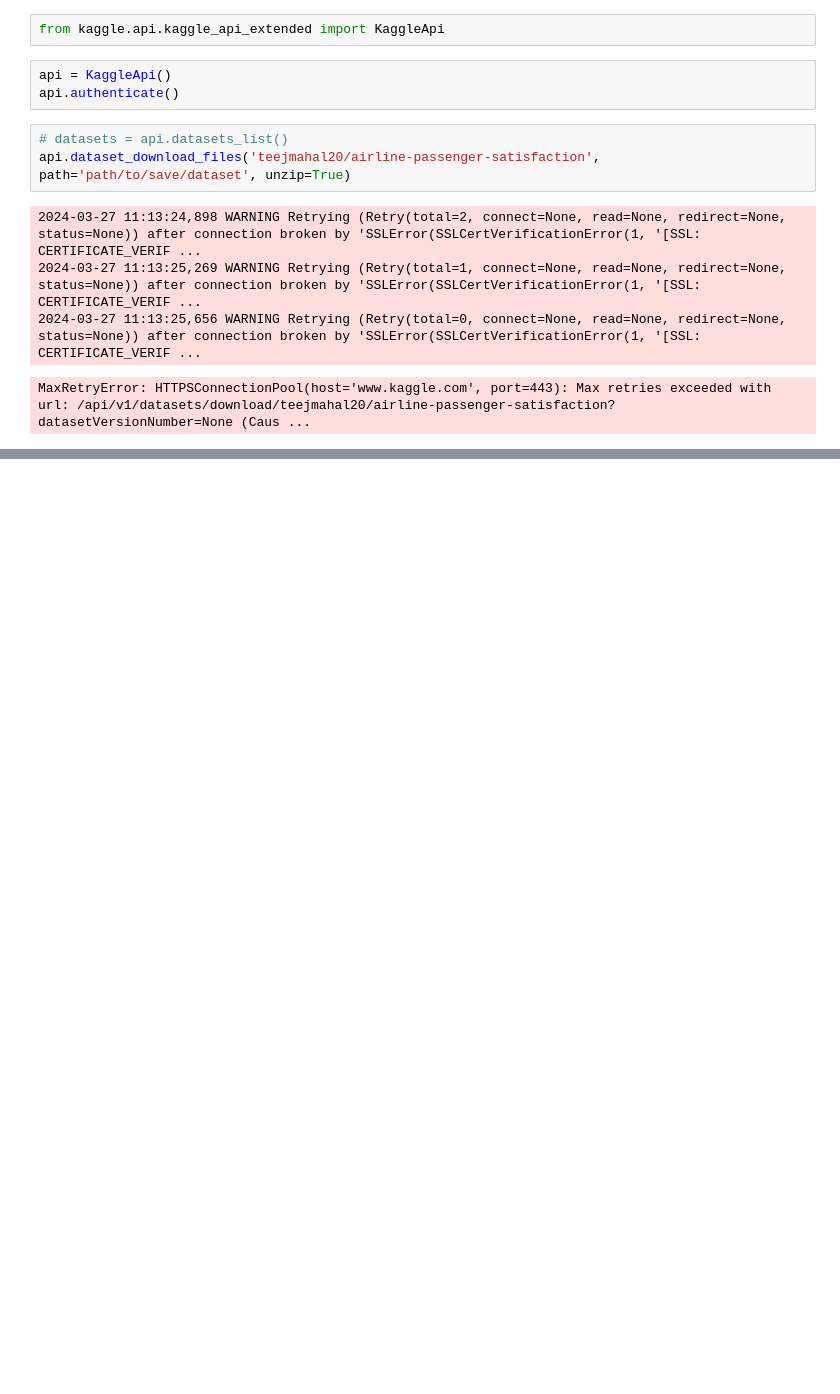
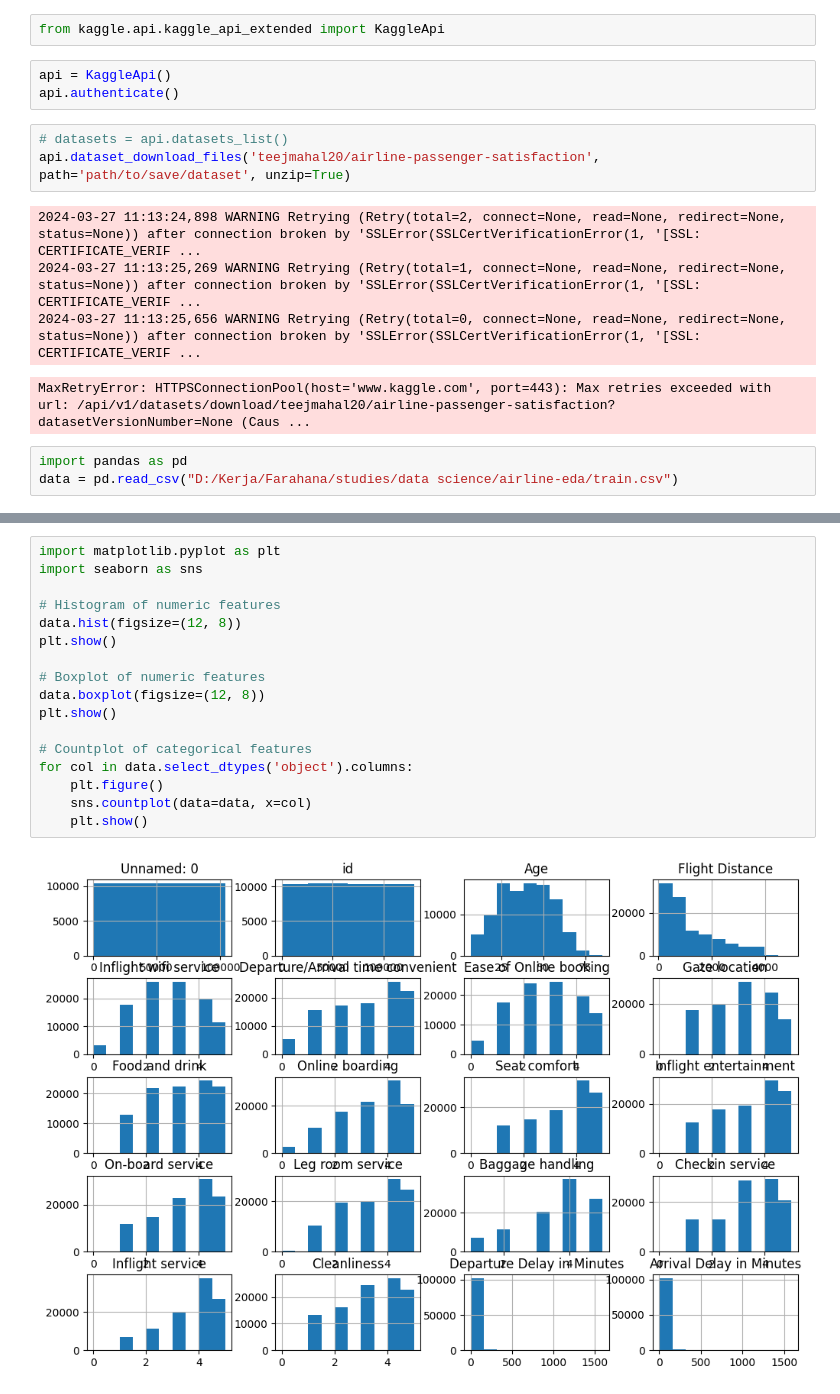
Before and after one commit to farahanasuhaimi/article-writing, a Jupyter notebook: kaggle_api.ipynb, the cells around one changed output, grey strips where cells are left out. Saved outputs shown, nothing was run; the diff lists cells and outputs as text; blank space fills up the shorter version.

Commit message:
add pandas

```diff
--- a/kaggle_api.ipynb
+++ b/kaggle_api.ipynb
@@ -11,3 +11,6 @@ api.dataset_download_files('teejmahal20/airline-passenger-satisfaction', path='p
 2024-03-27 11:13:25,269 WARNING Retrying (Retry(total=1, connect=None, read=None, redirect=None, status=None)) after connection broken by 'SSLError(SSLCertVerificationError(1, '[SSL: CERTIFICATE_VERIF ...
 2024-03-27 11:13:25,656 WARNING Retrying (Retry(total=0, connect=None, read=None, redirect=None, status=None)) after connection broken by 'SSLError(SSLCertVerificationError(1, '[SSL: CERTIFICATE_VERIF ...
 MaxRetryError: HTTPSConnectionPool(host='www.kaggle.com', port=443): Max retries exceeded with url: /api/v1/datasets/download/teejmahal20/airline-passenger-satisfaction?datasetVersionNumber=None (Caus ...
+# %%
+import pandas as pd
+data = pd.read_csv("D:/Kerja/Farahana/studies/data science/airline-eda/train.csv")
@@ -13,0 +57,19 @@ MaxRetryError: HTTPSConnectionPool(host='www.kaggle.com', port=443): Max retries
+# %%
+import matplotlib.pyplot as plt
+import seaborn as sns
+
+# Histogram of numeric features
+data.hist(figsize=(12, 8))
+plt.show()
+
+# Boxplot of numeric features
+data.boxplot(figsize=(12, 8))
+plt.show()
+
+# Countplot of categorical features
+for col in data.select_dtypes('object').columns:
+    plt.figure()
+    sns.countplot(data=data, x=col)
+    plt.show()
+# %% [output]
+[figure, added]
```
Also changed, not shown: parts of 4 cells of this notebook.
